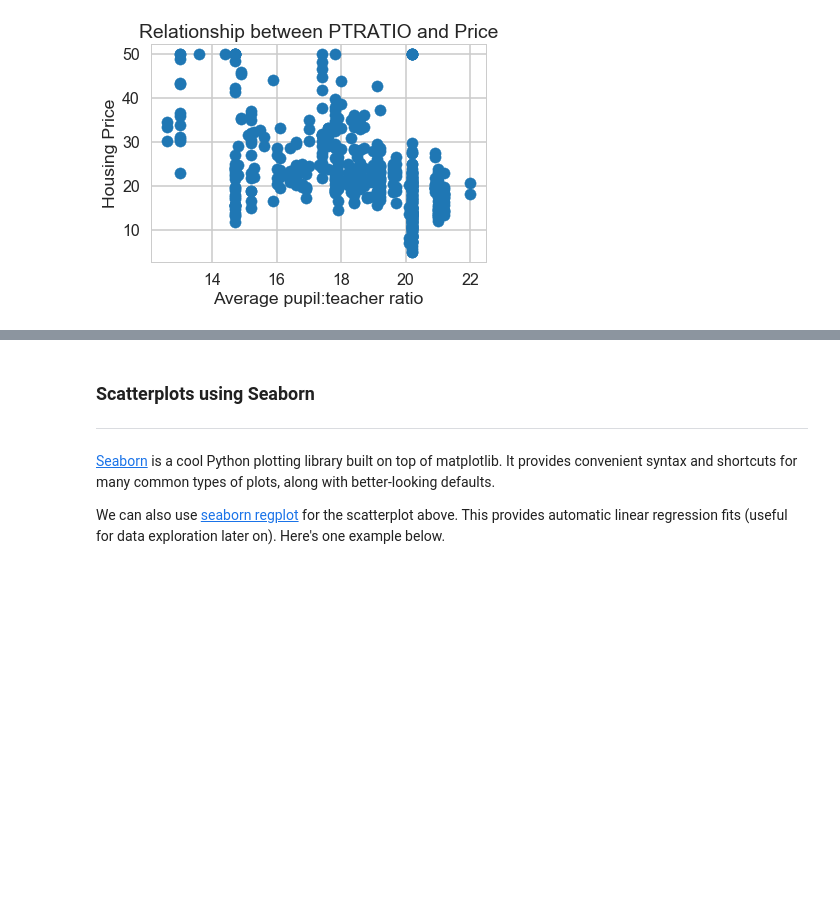
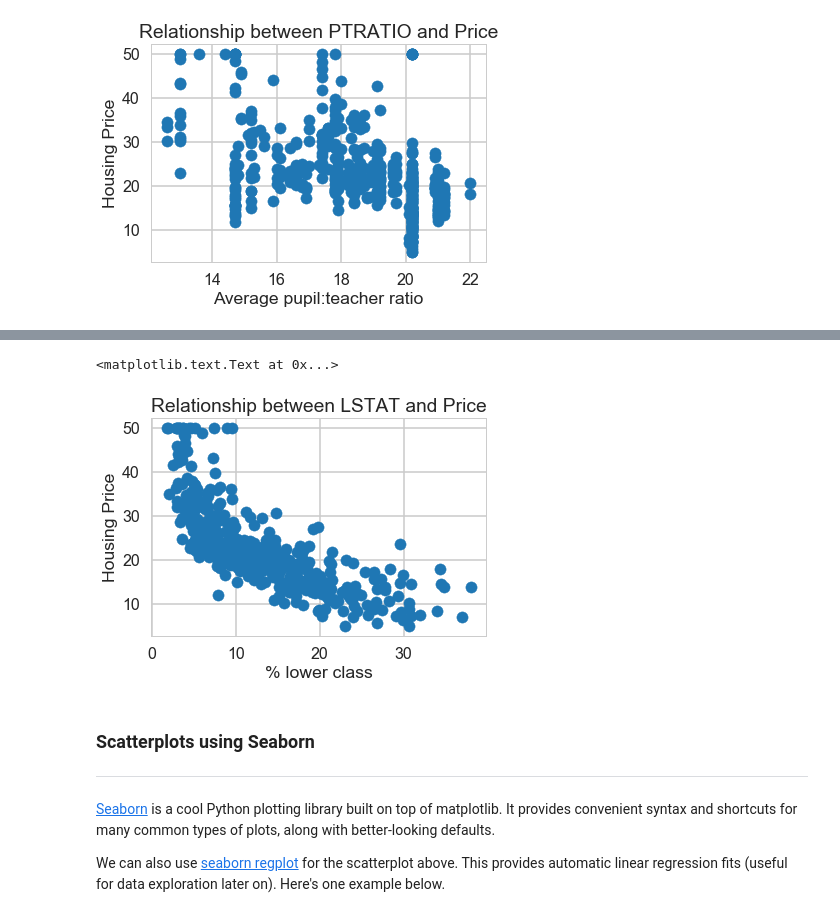
Before and after one commit to schmitzmelissa/Springboard-Mini-Projects, a Jupyter notebook: linear_regression/Mini_Project_Linear_Regression.ipynb, the cells around one changed output, grey strips where cells are left out. Cells and saved outputs as stored; diff of their text form; code cells hidden in the pictures; blank space fills up the shorter version.

```diff
--- a/linear_regression/Mini_Project_Linear_Regression.ipynb
+++ b/linear_regression/Mini_Project_Linear_Regression.ipynb
@@ -303,3 +326,11 @@ plt.title("Relationship between PTRATIO and Price")
+# %%
+plt.scatter(bos.LSTAT, bos.PRICE)
+plt.xlabel("% lower class")
+plt.ylabel("Housing Price")
+plt.title("Relationship between LSTAT and Price")
+# %% [output]
+<matplotlib.text.Text at 0x...>
+[figure, added]
 # %% [markdown]
 ### Scatterplots using Seaborn
 ***
```
Also changed, not shown: parts of 9 cells of this notebook.
